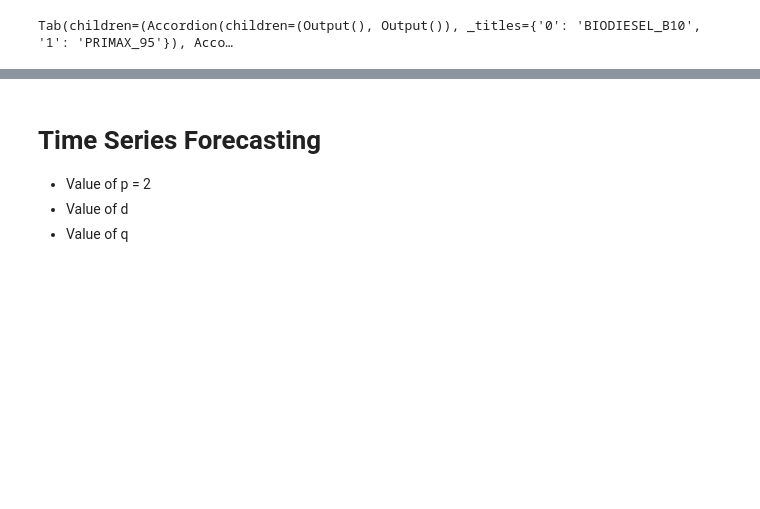
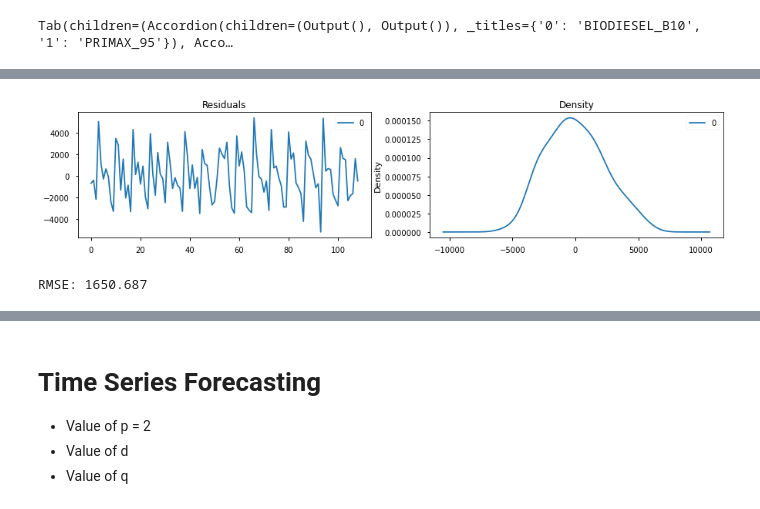
Before and after one commit to KewJS/Time_Series_Forecasting, a Jupyter notebook: Analysis.ipynb, the cells around one changed output, grey strips where cells are left out. Cells and saved outputs as stored; diff of their text form; code cells hidden in the pictures; blank space fills up the shorter version.

```diff
--- a/Analysis.ipynb
+++ b/Analysis.ipynb
@@ -275,0 +597,4 @@ with accordions[section].children[3]:
+# %%
+model = ARIMA(train, order=(1,1,1))
+model_fit = model.fit(disp=0)
+print(model_fit.summary())
@@ -275,0 +619,27 @@ with accordions[section].children[3]:
+# %%
+residuals = pd.DataFrame(model_fit.resid)
+fig, ax = plt.subplots(1,2, figsize=(15,3))
+residuals.plot(title="Residuals", ax=ax[0])
+residuals.plot(kind='kde', title='Density', ax=ax[1])
+plt.show()
+# %% [output]
+[figure, added]
+# %%
+history = [x for x in train]
+predictions = list()
+
+for i in range(len(test)):
+    model = ARIMA(history, order=(1,0,1))
+    model_fit = model.fit(disp=0)
+
+    y_hat = model_fit.forecast()[0]
+    y_hat = inverse_difference(history, y_hat)
+    predictions.append(y_hat)
+    obs = test[i]
+    history.append(obs)
+
+mse = mean_squared_error(test, predictions)
+rmse = sqrt(mse)
+print('RMSE: %.3f' % rmse)
+# %% [output]
+RMSE: 1650.687
```
Also changed, not shown: parts of 20 cells of this notebook, 22 other files.
